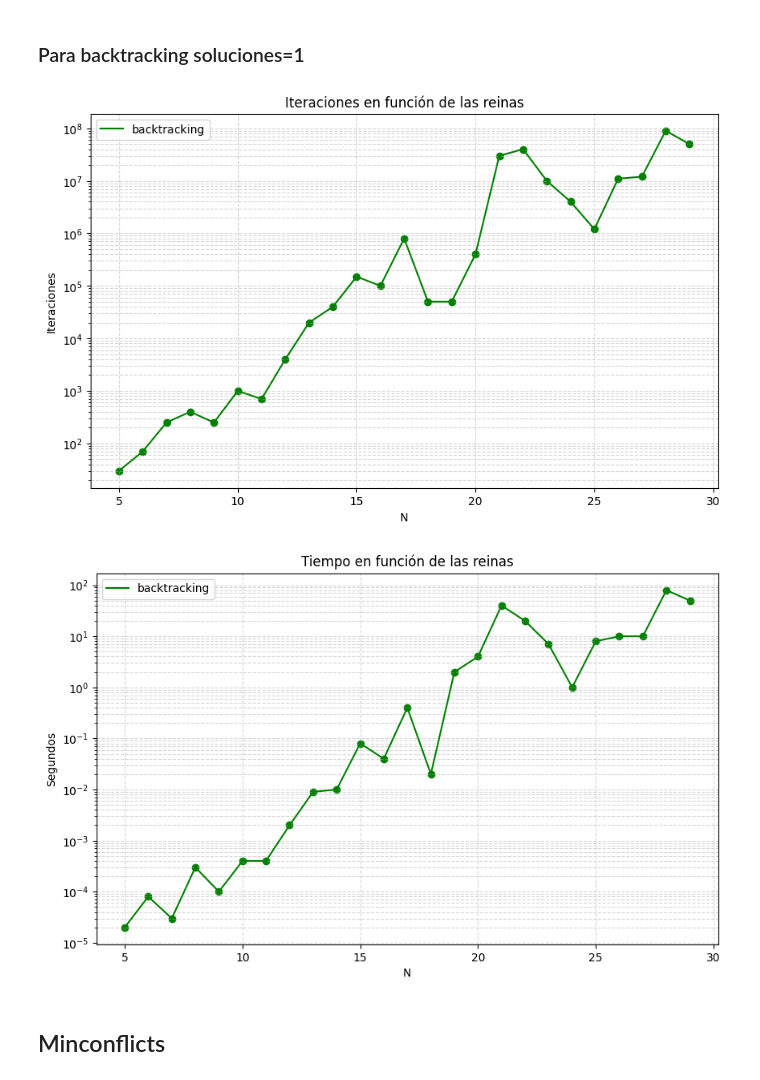
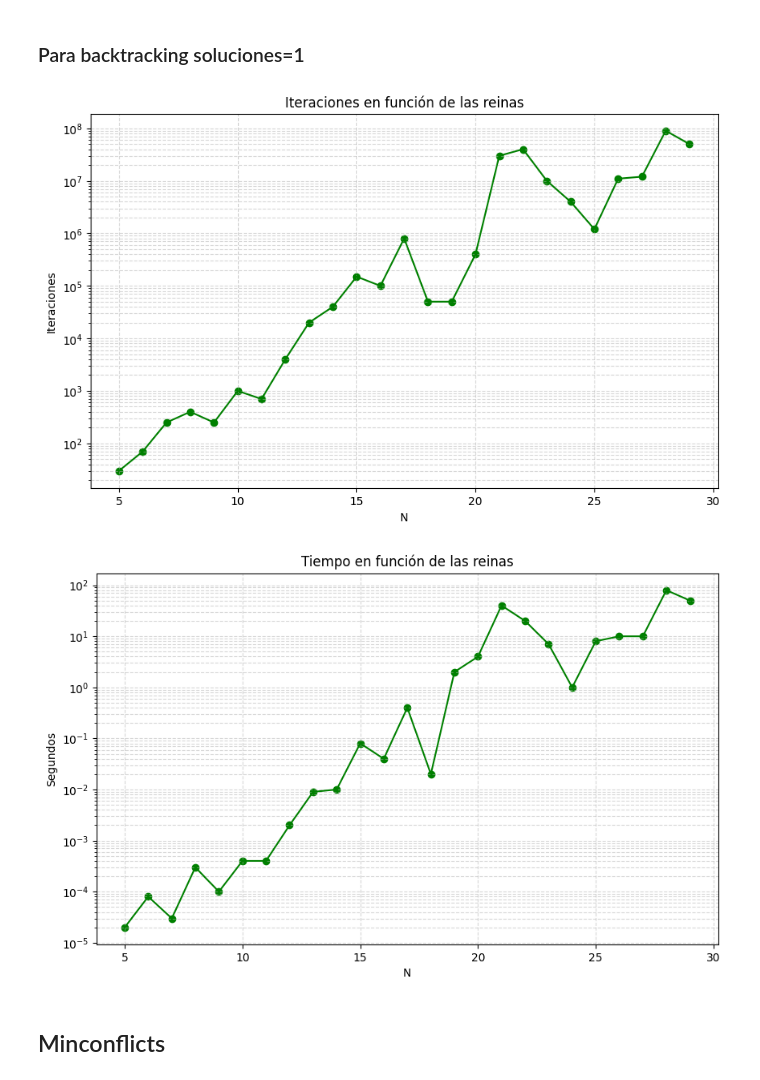
Before and after one commit to ajkooo/n_queens_proyecto, a Jupyter notebook: cuaderno.ipynb, the cells around one changed output. Drawn from its saved outputs; the diff is of its cells as text; code cells hidden in the pictures.

```diff
--- a/cuaderno.ipynb
+++ b/cuaderno.ipynb
@@ -971,37 +971,37 @@ tiempo1 = [
 
 # GRAFICA: iteraciones
 plt.figure(figsize=(10, 6))
 plt.plot(N, iteraciones1, color='green',label="backtracking")
 plt.scatter(N, iteraciones1, color='green')
 plt.yscale('log')
 plt.title("Iteraciones en función de las reinas")
 plt.xlabel("N")
 plt.ylabel("Iteraciones")
 
 plt.grid(True, which="both", ls="--", alpha=0.5)
 
-plt.legend()
+
 plt.show()
 
 
 # GRAFICA: Segundos
 plt.figure(figsize=(10, 6))
 
 
 plt.plot(N,tiempo1, color='green',label="backtracking")
 plt.scatter(N, tiempo1, color='green')
 plt.yscale('log')
 plt.title("Tiempo en función de las reinas")
 plt.xlabel("N")
 plt.ylabel("Segundos")
 plt.grid(True, which="both", ls="--", alpha=0.5)
 
 
-plt.legend()
+
 plt.show()
 # %% [output]
-[figure, old version]
+[figure, new version]
-[figure, old version]
+[figure, new version]
 # %% [markdown]
 ## Minconflicts
 # %%
```
Also changed, not shown: parts of 4 cells of this notebook.
